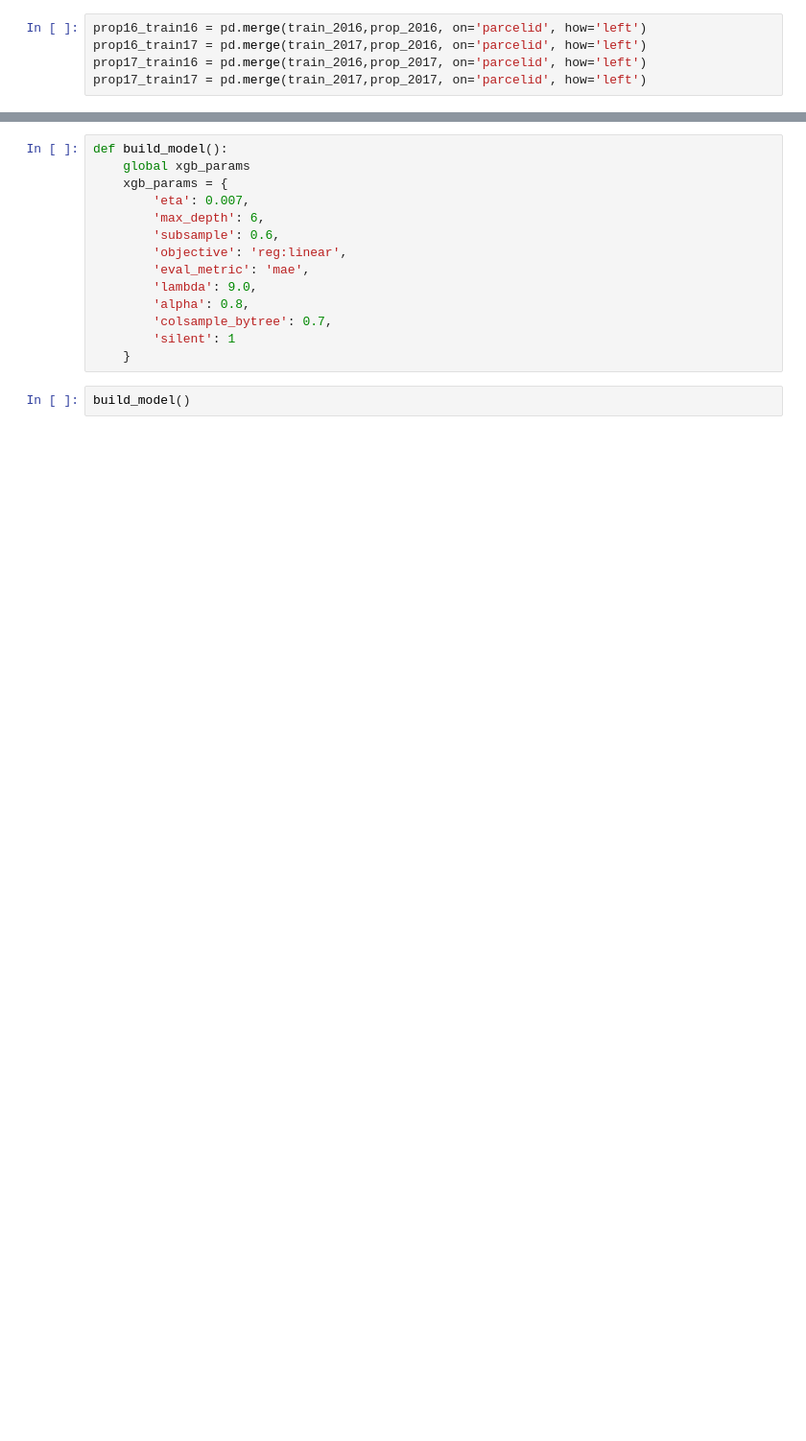
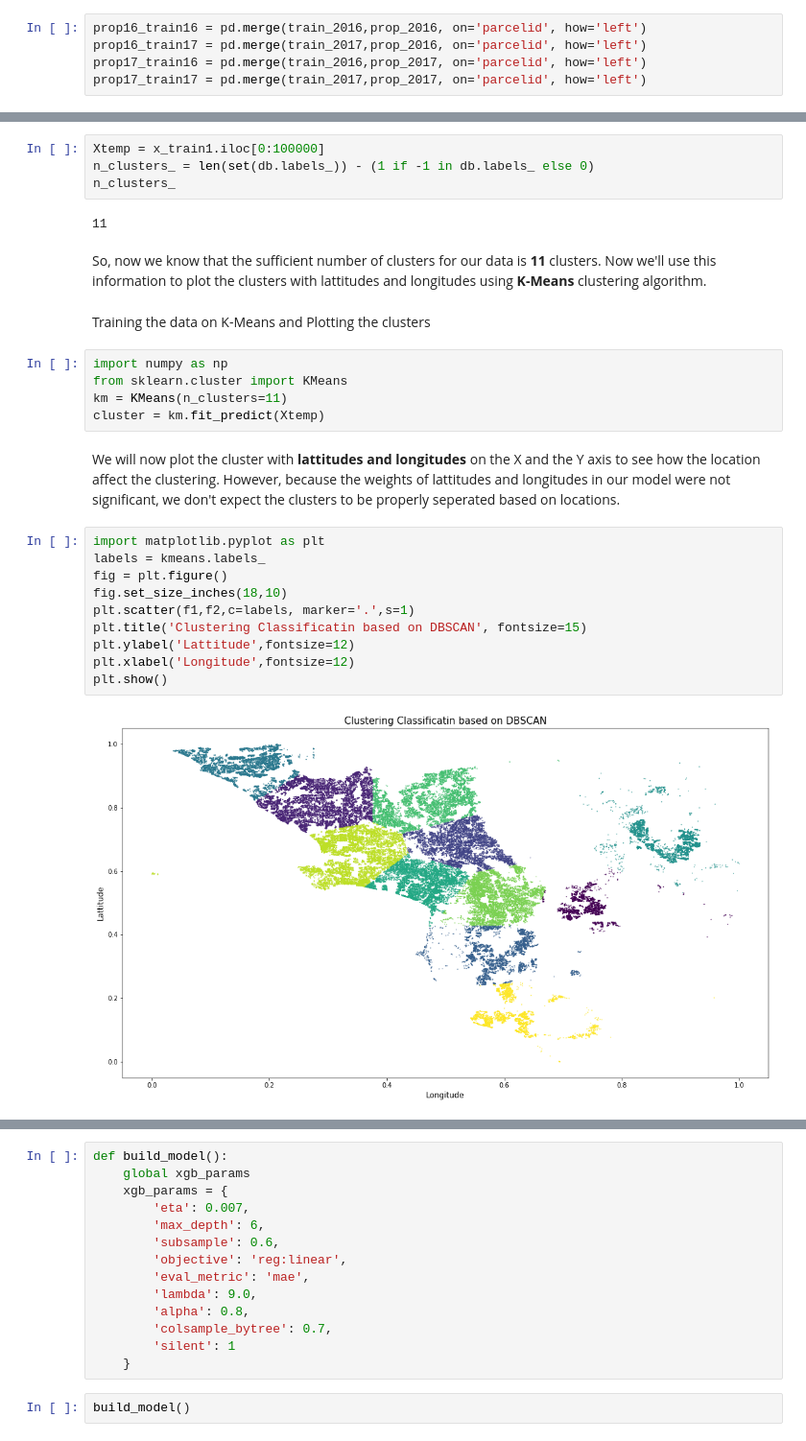
Before and after one commit to tyagi-iiitv/CSE519-2017-111482304-111733554, a Jupyter notebook: dryRunAnjulTyagi.ipynb, the cells around one changed output, grey strips where cells are left out. Shown: that part at 96% size. Cells and saved outputs as stored; diff of their text form; blank space fills up the shorter version.

```diff
--- a/dryRunAnjulTyagi.ipynb
+++ b/dryRunAnjulTyagi.ipynb
@@ -169,0 +604,29 @@ train4 = prop17_train17.drop(prop17_train17.index[21000:28000])
+# %%
+Xtemp = x_train1.iloc[0:100000]
+n_clusters_ = len(set(db.labels_)) - (1 if -1 in db.labels_ else 0)
+n_clusters_
+# %% [output]
+11
+# %% [markdown]
+So, now we know that the sufficient number of clusters for our data is **11** clusters. Now we'll use this information to plot the clusters with lattitudes and longitudes using **K-Means** clustering algorithm.
+# %% [markdown]
+Training the data on K-Means and Plotting the clusters
+# %%
+import numpy as np
+from sklearn.cluster import KMeans
+km = KMeans(n_clusters=11)
+cluster = km.fit_predict(Xtemp)
+# %% [markdown]
+We will now plot the cluster with **lattitudes and longitudes** on the X and the Y axis to see how the location affect the clustering. However, because the weights of lattitudes and longitudes in our model were not significant, we don't expect the clusters to be properly seperated based on locations.
+# %%
+import matplotlib.pyplot as plt
+labels = kmeans.labels_
+fig = plt.figure()
+fig.set_size_inches(18,10)
+plt.scatter(f1,f2,c=labels, marker='.',s=1)
+plt.title('Clustering Classificatin based on DBSCAN', fontsize=15)
+plt.ylabel('Lattitude',fontsize=12)
+plt.xlabel('Longitude',fontsize=12)
+plt.show()
+# %% [output]
+[figure, added]
```
Also changed, not shown: parts of 239 cells of this notebook.
